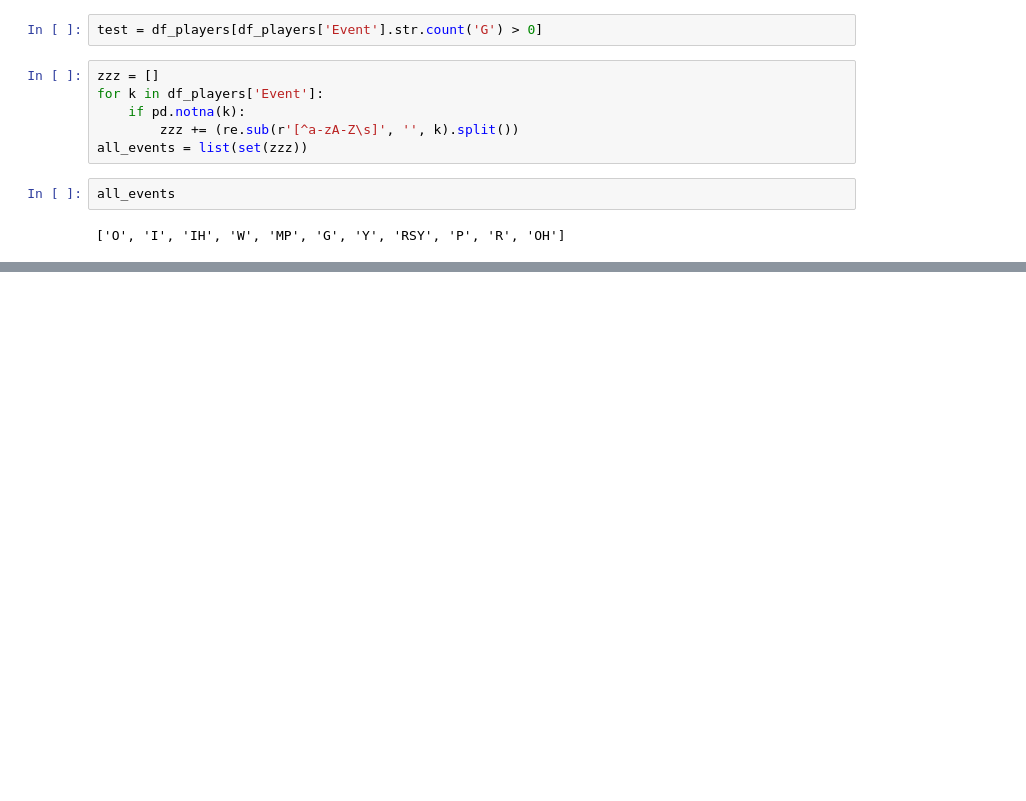
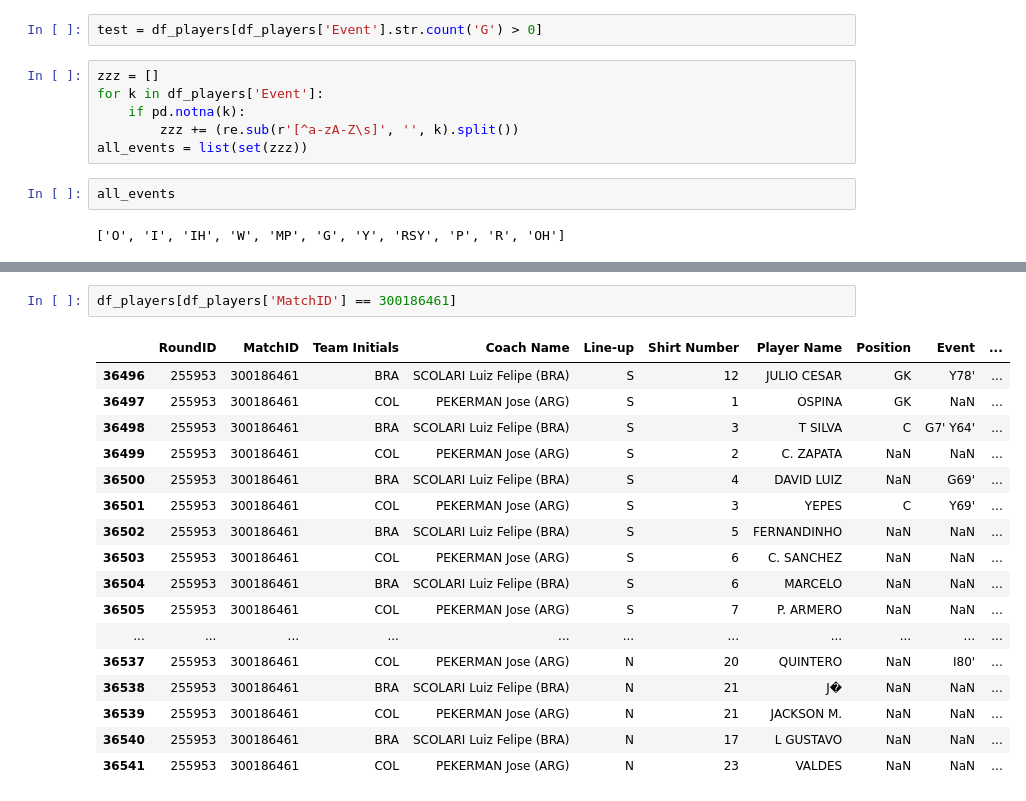
Before and after one commit to CaptainHippie/World-Cup-Analysis, a Jupyter notebook: fifa-wc.ipynb, the cells around one changed output, grey strips where cells are left out. Saved outputs shown, nothing was run; the diff lists cells and outputs as text; blank space fills up the shorter version.

```diff
--- a/fifa-wc.ipynb
+++ b/fifa-wc.ipynb
@@ -939,0 +857,20 @@ df_players[df_players['Event'].str.count('R')>0]
+# %%
+df_players[df_players['MatchID'] == 300186461]
+# %% [output]
+|  | RoundID | MatchID | Team Initials | Coach Name | Line-up | Shirt Number | Player Name | Position | Event | ... |
+| 36496 | 255953 | 300186461 | BRA | SCOLARI Luiz Felipe (BRA) | S | 12 | JULIO CESAR | GK | Y78' | ... |
+| 36497 | 255953 | 300186461 | COL | PEKERMAN Jose (ARG) | S | 1 | OSPINA | GK | NaN | ... |
+| 36498 | 255953 | 300186461 | BRA | SCOLARI Luiz Felipe (BRA) | S | 3 | T SILVA | C | G7' Y64' | ... |
+| 36499 | 255953 | 300186461 | COL | PEKERMAN Jose (ARG) | S | 2 | C. ZAPATA | NaN | NaN | ... |
+| 36500 | 255953 | 300186461 | BRA | SCOLARI Luiz Felipe (BRA) | S | 4 | DAVID LUIZ | NaN | G69' | ... |
+| 36501 | 255953 | 300186461 | COL | PEKERMAN Jose (ARG) | S | 3 | YEPES | C | Y69' | ... |
+| 36502 | 255953 | 300186461 | BRA | SCOLARI Luiz Felipe (BRA) | S | 5 | FERNANDINHO | NaN | NaN | ... |
+| 36503 | 255953 | 300186461 | COL | PEKERMAN Jose (ARG) | S | 6 | C. SANCHEZ | NaN | NaN | ... |
+| 36504 | 255953 | 300186461 | BRA | SCOLARI Luiz Felipe (BRA) | S | 6 | MARCELO | NaN | NaN | ... |
+| 36505 | 255953 | 300186461 | COL | PEKERMAN Jose (ARG) | S | 7 | P. ARMERO | NaN | NaN | ... |
+| ... | ... | ... | ... | ... | ... | ... | ... | ... | ... | ... |
+| 36537 | 255953 | 300186461 | COL | PEKERMAN Jose (ARG) | N | 20 | QUINTERO | NaN | I80' | ... |
+| 36538 | 255953 | 300186461 | BRA | SCOLARI Luiz Felipe (BRA) | N | 21 | J� | NaN | NaN | ... |
+| 36539 | 255953 | 300186461 | COL | PEKERMAN Jose (ARG) | N | 21 | JACKSON M. | NaN | NaN | ... |
+| 36540 | 255953 | 300186461 | BRA | SCOLARI Luiz Felipe (BRA) | N | 17 | L GUSTAVO | NaN | NaN | ... |
+| 36541 | 255953 | 300186461 | COL | PEKERMAN Jose (ARG) | N | 23 | VALDES | NaN | NaN | ... |
```
Also changed, not shown: parts of 28 cells of this notebook, 2 other files.
